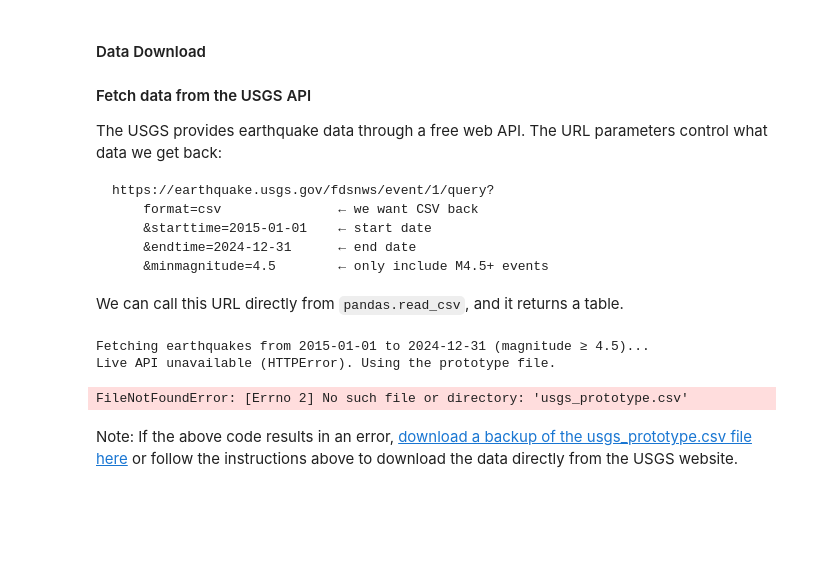
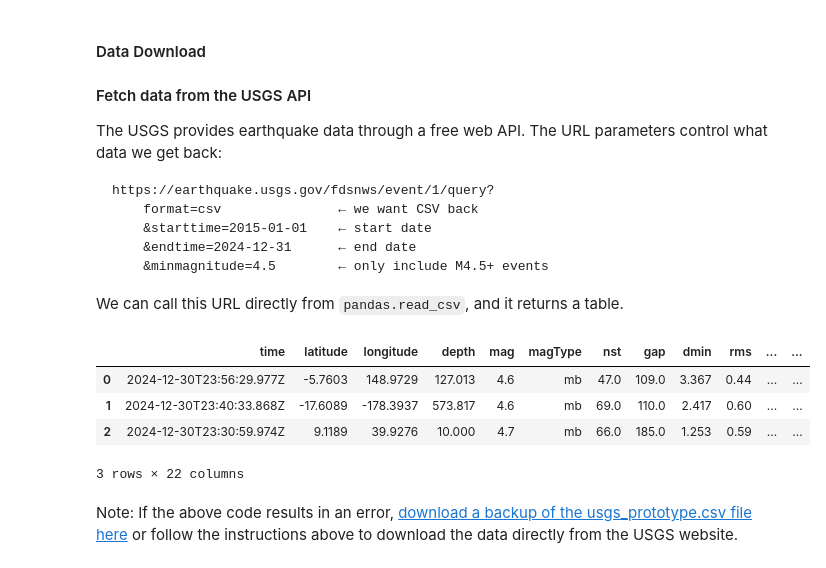
Before and after one commit to Mmireillle/Chatbotbible, a Jupyter notebook: Predicting_Tsunami_Alerts_from_Earthquake_Observations.ipynb, the cells around one changed output. Cells and saved outputs as stored; diff of their text form; code cells hidden in the pictures; blank space fills up the shorter version.

```diff
--- a/Predicting_Tsunami_Alerts_from_Earthquake_Observations.ipynb
+++ b/Predicting_Tsunami_Alerts_from_Earthquake_Observations.ipynb
@@ -225,26 +225,38 @@ https://earthquake.usgs.gov/fdsnws/event/1/query?
 We can call this URL directly from `pandas.read_csv`, and it returns a table.
 # %%
 # ── Fetch the data ───────────────────────────────────────────────────────────
-START, END, MINMAG = "2015-01-01", "2024-12-31", 4.5
+# START, END, MINMAG = "2015-01-01", "2024-12-31", 4.5
+# url = (
+#     "https://earthquake.usgs.gov/fdsnws/event/1/query?"
+#     f"format=csv&starttime={START}&endtime={END}&minmagnitude={MINMAG}"
+# )
+
+# print(f"Fetching earthquakes from {START} to {END} (magnitude ≥ {MINMAG})...")
+# try:
+#     df = pd.read_csv(url)
+#     print(f"Fetched {len(df):,} earthquakes from the USGS live API")
+# except Exception as e:
+#     print(f"Live API unavailable ({type(e).__name__}). Using the prototype file.")
+#     df = pd.read_csv("usgs_prototype.csv")
+#     print(f"Loaded {len(df):,} rows from usgs_prototype.csv")
+
+
 url = (
-    "https://earthquake.usgs.gov/fdsnws/event/1/query?"
-    f"format=csv&starttime={START}&endtime={END}&minmagnitude={MINMAG}"
+    "https://earthquake.usgs.gov/fdsnws/event/1/query"
+    "?format=csv"
+    "&starttime=2024-01-01"
+    "&endtime=2024-12-31"
+    "&minmagnitude=4.5"
 )
 
-print(f"Fetching earthquakes from {START} to {END} (magnitude ≥ {MINMAG})...")
-try:
-    df = pd.read_csv(url)
-    print(f"Fetched {len(df):,} earthquakes from the USGS live API")
-except Exception as e:
-    print(f"Live API unavailable ({type(e).__name__}). Using the prototype file.")
-    df = pd.read_csv("usgs_prototype.csv")
-    print(f"Loaded {len(df):,} rows from usgs_prototype.csv")
-
+df = pd.read_csv(url)
 df.head(3)
 # %% [output]
+|  | time | latitude | longitude | depth | mag | magType | nst | gap | dmin | rms | ... | ... |
+| 0 | 2024-12-30T23:56:29.977Z | -5.7603 | 148.9729 | 127.013 | 4.6 | mb | 47.0 | 109.0 | 3.367 | 0.44 | ... | ... |
+| 1 | 2024-12-30T23:40:33.868Z | -17.6089 | -178.3937 | 573.817 | 4.6 | mb | 69.0 | 110.0 | 2.417 | 0.60 | ... | ... |
+| 2 | 2024-12-30T23:30:59.974Z | 9.1189 | 39.9276 | 10.000 | 4.7 | mb | 66.0 | 185.0 | 1.253 | 0.59 | ... | ... |
-Fetching earthquakes from 2015-01-01 to 2024-12-31 (magnitude ≥ 4.5)...
-Live API unavailable (HTTPError). Using the prototype file.
+3 rows × 22 columns
-FileNotFoundError: [Errno 2] No such file or directory: 'usgs_prototype.csv'
 # %% [markdown]
 Note: If the above code results in an error, [download a backup of the usgs_prototype.csv file here](https://drive.google.com/file/d/1_uSdfWprQEI2yADS5zANK-oJVYhC_L-5/view?usp=sharing) or follow the instructions above to download the data directly from the USGS website.
 # %% [markdown]
```
Also changed, not shown: parts of 1 cell of this notebook.
